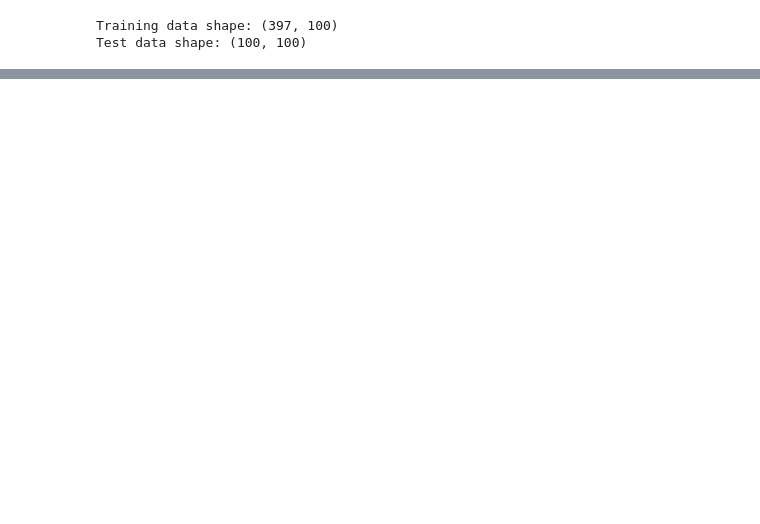
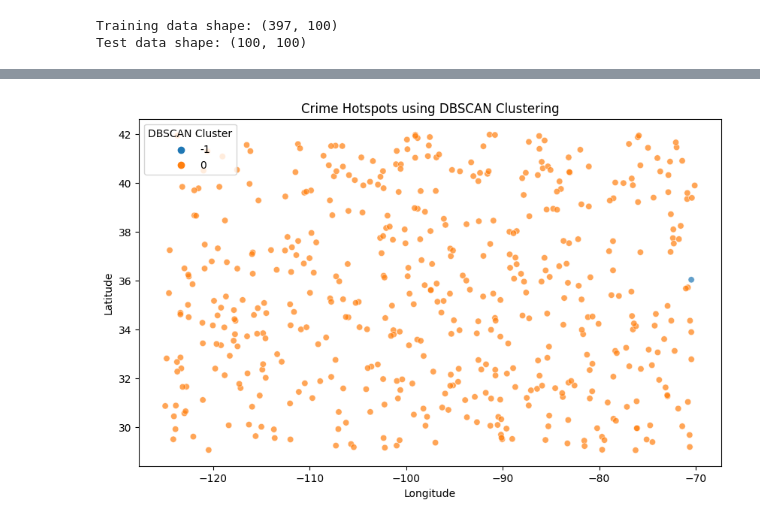
Before and after one commit to ChintooIT/Kookle, a Jupyter notebook: notebook2c5db0a686.ipynb, the cells around one changed output, grey strips where cells are left out. Drawn from its saved outputs; the diff is of its cells as text; code cells hidden in the pictures; blank space fills up the shorter version.

```diff
--- a/notebook2c5db0a686.ipynb
+++ b/notebook2c5db0a686.ipynb
@@ -189,0 +222,14 @@ Test Accuracy: 1.00
+# %%
+
+dbscan = DBSCAN(eps=0.3, min_samples=5)
+df1['DBSCAN_Cluster'] = dbscan.fit_predict(X_scaled)
+# %%
+plt.figure(figsize=(10, 6))
+sns.scatterplot(x=df1['Longitude'], y=df1['Latitude'], hue=df1['DBSCAN_Cluster'], palette='tab10', alpha=0.7)
+plt.title("Crime Hotspots using DBSCAN Clustering")
+plt.xlabel("Longitude")
+plt.ylabel("Latitude")
+plt.legend(title="DBSCAN Cluster")
+plt.show()
+# %% [output]
+[figure, added]
```
Also changed, not shown: parts of 5 cells of this notebook.
